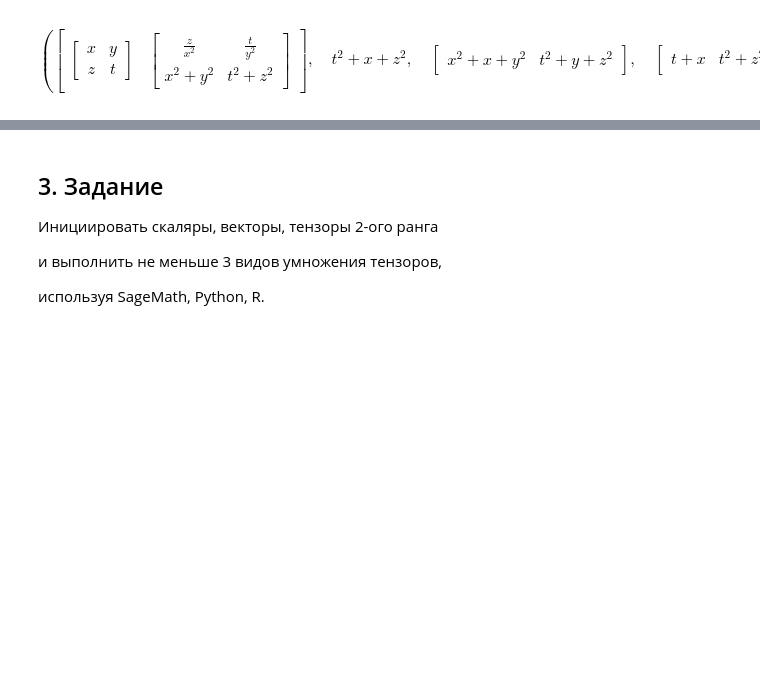
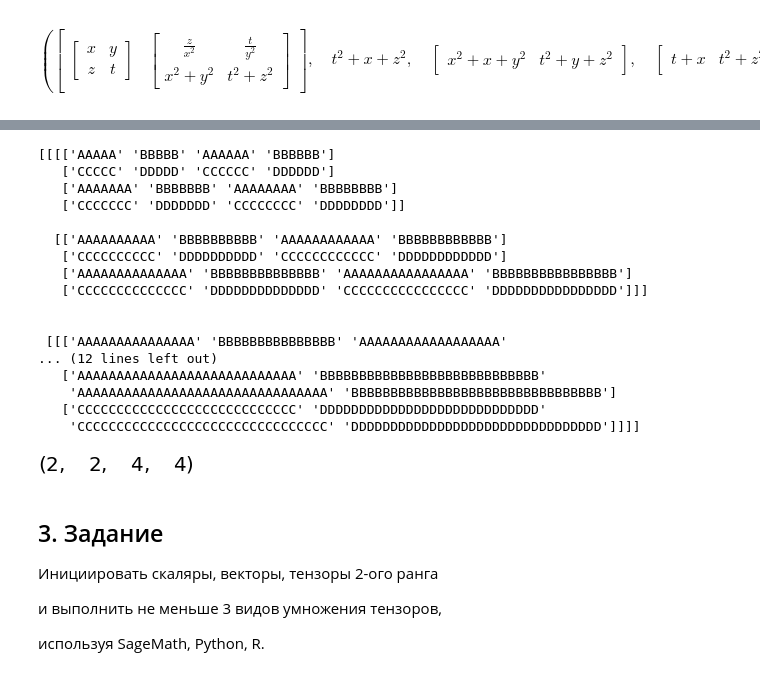
Before and after one commit to OlgaBelitskaya/linear_algebra_practice, a Jupyter notebook: work1_14.ipynb, the cells around one changed output, grey strips where cells are left out. Cells and saved outputs as stored; diff of their text form; code cells hidden in the pictures; blank space fills up the shorter version.

```diff
--- a/work1_14.ipynb
+++ b/work1_14.ipynb
@@ -386,3 +455,27 @@ $$\left ( \left[\begin{matrix}\left[\begin{matrix}x & y\\z & t\end{matrix}\right
+# %%
+F = numpy.array([5,6,7,8]).reshape(2,2)
+FGH = numpy.kron(F,GH)
+print(FGH)
+FGH.shape
+# %% [output]
+[[[['AAAAA' 'BBBBB' 'AAAAAA' 'BBBBBB']
+   ['CCCCC' 'DDDDD' 'CCCCCC' 'DDDDDD']
+   ['AAAAAAA' 'BBBBBBB' 'AAAAAAAA' 'BBBBBBBB']
+   ['CCCCCCC' 'DDDDDDD' 'CCCCCCCC' 'DDDDDDDD']]
+
+  [['AAAAAAAAAA' 'BBBBBBBBBB' 'AAAAAAAAAAAA' 'BBBBBBBBBBBB']
+   ['CCCCCCCCCC' 'DDDDDDDDDD' 'CCCCCCCCCCCC' 'DDDDDDDDDDDD']
+   ['AAAAAAAAAAAAAA' 'BBBBBBBBBBBBBB' 'AAAAAAAAAAAAAAAA' 'BBBBBBBBBBBBBBBB']
+   ['CCCCCCCCCCCCCC' 'DDDDDDDDDDDDDD' 'CCCCCCCCCCCCCCCC' 'DDDDDDDDDDDDDDDD']]]
+
+
+ [[['AAAAAAAAAAAAAAA' 'BBBBBBBBBBBBBBB' 'AAAAAAAAAAAAAAAAAA'
+... (12 lines left out)
+   ['AAAAAAAAAAAAAAAAAAAAAAAAAAAA' 'BBBBBBBBBBBBBBBBBBBBBBBBBBBB'
+    'AAAAAAAAAAAAAAAAAAAAAAAAAAAAAAAA' 'BBBBBBBBBBBBBBBBBBBBBBBBBBBBBBBB']
+   ['CCCCCCCCCCCCCCCCCCCCCCCCCCCC' 'DDDDDDDDDDDDDDDDDDDDDDDDDDDD'
+    'CCCCCCCCCCCCCCCCCCCCCCCCCCCCCCCC' 'DDDDDDDDDDDDDDDDDDDDDDDDDDDDDDDD']]]]
+[figure, added]
 # %% [markdown]
 ## 3. Задание
 
```
Also changed, not shown: parts of 4 cells of this notebook.
